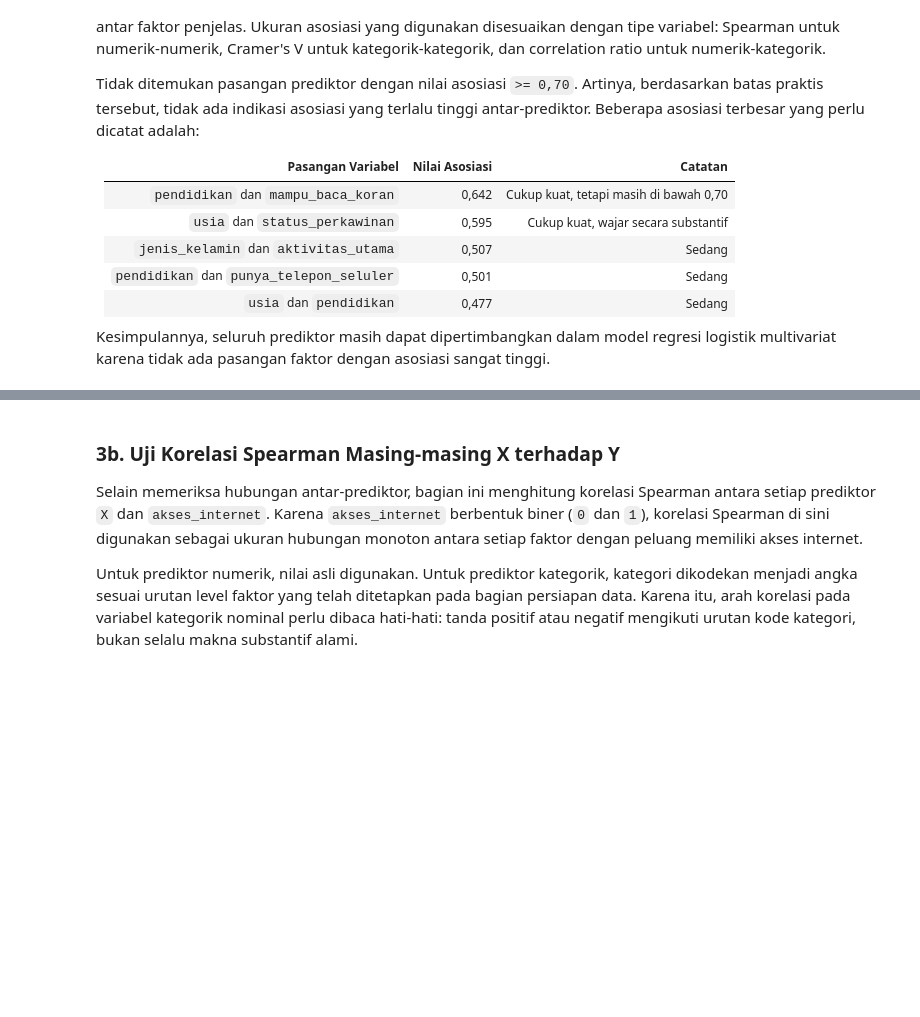
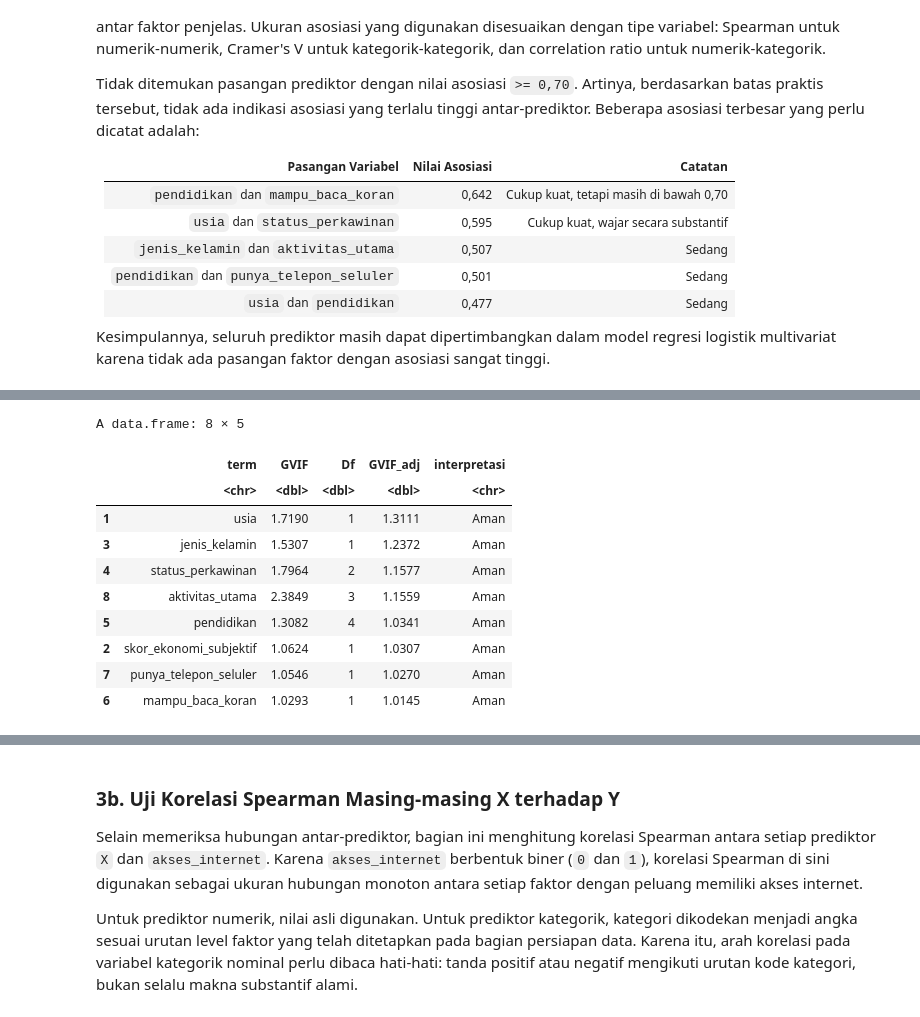
Before and after one commit to wildanjr19/6th-college, a Jupyter notebook: Analisis Data Kategorik/TBP/TBP_Log Reg_Kelompok G.ipynb, the cells around one changed output, grey strips where cells are left out. Cells and saved outputs as stored; diff of their text form; code cells hidden in the pictures; blank space fills up the shorter version.

```diff
--- a/Analisis Data Kategorik/TBP/TBP_Log Reg_Kelompok G.ipynb
+++ b/Analisis Data Kategorik/TBP/TBP_Log Reg_Kelompok G.ipynb
@@ -379,0 +392,50 @@ Kesimpulannya, seluruh prediktor masih dapat dipertimbangkan dalam model regresi
+# %%
+if (!requireNamespace("car", quietly = TRUE)) {
+  stop("Paket 'car' belum terpasang. Instal paket ini untuk menghitung GVIF.")
+}
+
+formula_gvif <- as.formula(paste(response, "~", paste(candidate_predictors, collapse = " + ")))
+model_gvif <- glm(formula_gvif, data = analysis_data, family = binomial(link = "logit"))
+
+raw_gvif <- car::vif(model_gvif)
+
+if (is.matrix(raw_gvif)) {
+  gvif_table <- data.frame(
+    term = rownames(raw_gvif),
+    GVIF = raw_gvif[, "GVIF"],
+    Df = raw_gvif[, "Df"],
+    GVIF_adj = raw_gvif[, "GVIF^(1/(2*Df))"],
+    row.names = NULL
+  )
+} else {
+  gvif_table <- data.frame(
+    term = names(raw_gvif),
+    GVIF = as.numeric(raw_gvif),
+    Df = 1,
+    GVIF_adj = sqrt(as.numeric(raw_gvif)),
+    row.names = NULL
+  )
+}
+
+gvif_table$interpretasi <- ifelse(
+  gvif_table$GVIF_adj < 5,
+  "Aman",
+  ifelse(gvif_table$GVIF_adj < 10, "Perlu dicermati", "Multikolinearitas kuat")
+)
+
+gvif_table <- gvif_table[order(-gvif_table$GVIF_adj), ]
+gvif_table$GVIF <- round(gvif_table$GVIF, 4)
+gvif_table$GVIF_adj <- round(gvif_table$GVIF_adj, 4)
+gvif_table
+# %% [output]
+A data.frame: 8 × 5
+|  | term | GVIF | Df | GVIF_adj | interpretasi |
+|  | <chr> | <dbl> | <dbl> | <dbl> | <chr> |
+| 1 | usia | 1.7190 | 1 | 1.3111 | Aman |
+| 3 | jenis_kelamin | 1.5307 | 1 | 1.2372 | Aman |
+| 4 | status_perkawinan | 1.7964 | 2 | 1.1577 | Aman |
+| 8 | aktivitas_utama | 2.3849 | 3 | 1.1559 | Aman |
+| 5 | pendidikan | 1.3082 | 4 | 1.0341 | Aman |
+| 2 | skor_ekonomi_subjektif | 1.0624 | 1 | 1.0307 | Aman |
+| 7 | punya_telepon_seluler | 1.0546 | 1 | 1.0270 | Aman |
+| 6 | mampu_baca_koran | 1.0293 | 1 | 1.0145 | Aman |
```
Also changed, not shown: parts of 3 cells of this notebook.
